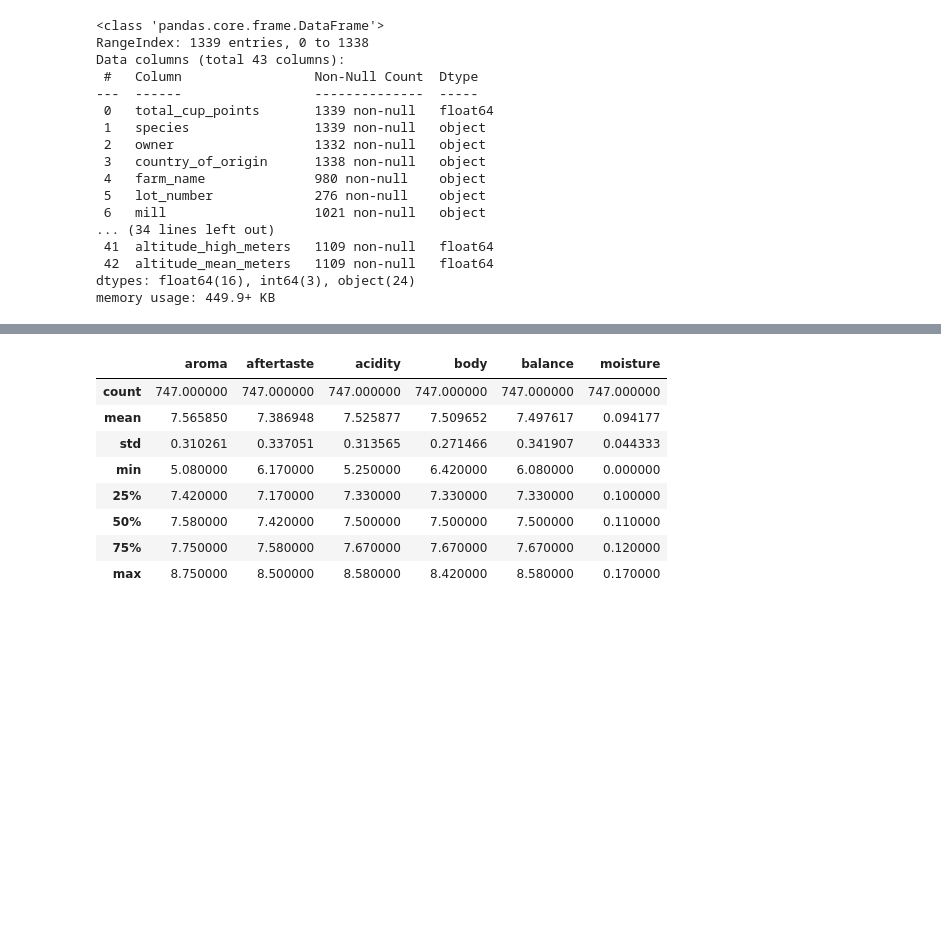
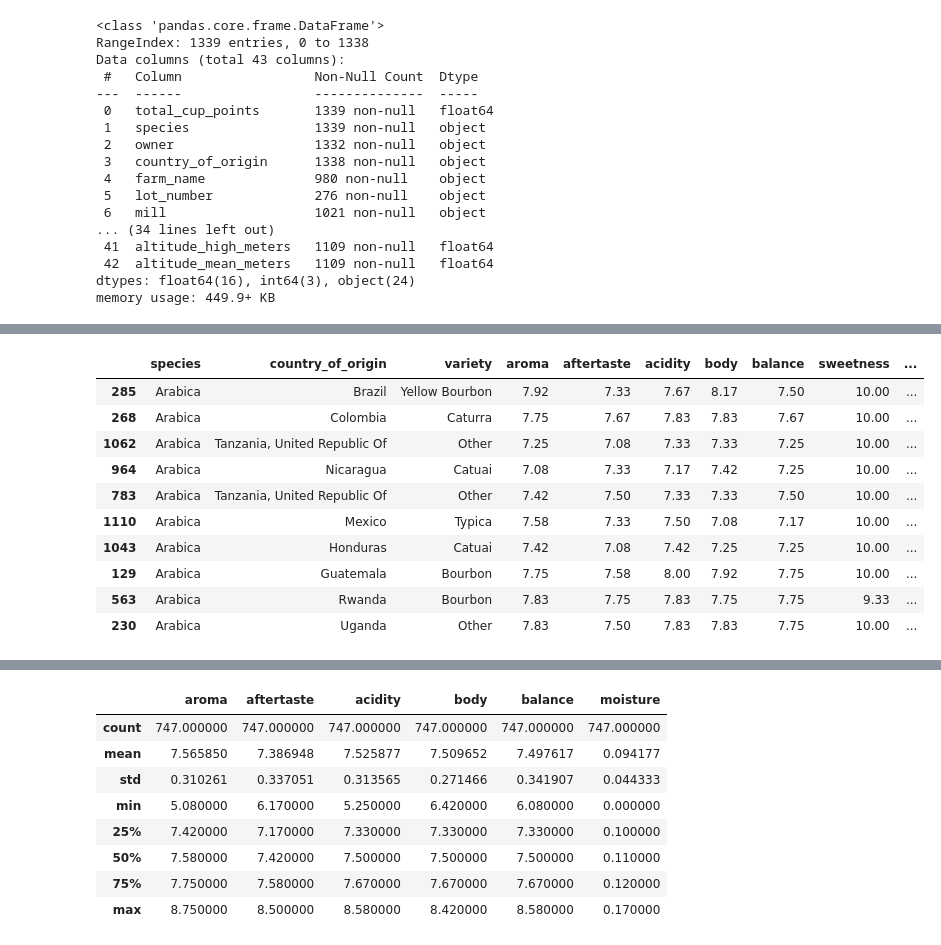
Before and after one commit to jgayosof/Coffe_Model, a Jupyter notebook: src/Coffee_Model.ipynb, the cells around one changed output, grey strips where cells are left out. Cells and saved outputs as stored; diff of their text form; code cells hidden in the pictures; blank space fills up the shorter version.

```diff
--- a/src/Coffee_Model.ipynb
+++ b/src/Coffee_Model.ipynb
@@ -103,3 +126,9 @@ df_interim = df_interim.dropna()
+# %%
+# Transform to categorical: species, country_of_origin, variety
+
+df_interim['species'] = pd.Categorical(df_interim['species'])
+df_interim['country_of_origin'] = pd.Categorical(df_interim['country_of_origin'])
+df_interim['variety'] = pd.Categorical(df_interim['variety'])
 # %%
 # We'll divide our cup point into two classes: specialty or not
 # All coffees with over 80 points are considered specialty, we'll use the median as separator
@@ -286,0 +137,4 @@ Name: variety, dtype: float64
+# %%
+# Save to final dataset
+df_interim.to_csv('../data/interim/cofee.csv')
+df = df_interim.copy()
@@ -286,0 +166,22 @@ Name: variety, dtype: float64
+# %%
+# Proceed to train test split
+X = df.drop(['total_cup_points', 'specialty'], axis=1)
+y = df['specialty']
+
+X_train, X_test, y_train, y_test = train_test_split(X, y, stratify=y, random_state=13)
+df_train = pd.concat([X_train, y_train], axis=1)
+# %%
+# Sample
+X.sample(10)
+# %% [output]
+|  | species | country_of_origin | variety | aroma | aftertaste | acidity | body | balance | sweetness | ... |
+| 285 | Arabica | Brazil | Yellow Bourbon | 7.92 | 7.33 | 7.67 | 8.17 | 7.50 | 10.00 | ... |
+| 268 | Arabica | Colombia | Caturra | 7.75 | 7.67 | 7.83 | 7.83 | 7.67 | 10.00 | ... |
+| 1062 | Arabica | Tanzania, United Republic Of | Other | 7.25 | 7.08 | 7.33 | 7.33 | 7.25 | 10.00 | ... |
+| 964 | Arabica | Nicaragua | Catuai | 7.08 | 7.33 | 7.17 | 7.42 | 7.25 | 10.00 | ... |
+| 783 | Arabica | Tanzania, United Republic Of | Other | 7.42 | 7.50 | 7.33 | 7.33 | 7.50 | 10.00 | ... |
+| 1110 | Arabica | Mexico | Typica | 7.58 | 7.33 | 7.50 | 7.08 | 7.17 | 10.00 | ... |
+| 1043 | Arabica | Honduras | Catuai | 7.42 | 7.08 | 7.42 | 7.25 | 7.25 | 10.00 | ... |
+| 129 | Arabica | Guatemala | Bourbon | 7.75 | 7.58 | 8.00 | 7.92 | 7.75 | 10.00 | ... |
+| 563 | Arabica | Rwanda | Bourbon | 7.83 | 7.75 | 7.83 | 7.75 | 7.75 | 9.33 | ... |
+| 230 | Arabica | Uganda | Other | 7.83 | 7.50 | 7.83 | 7.83 | 7.75 | 10.00 | ... |
```
Also changed, not shown: parts of 44 cells of this notebook, 3 other files.
